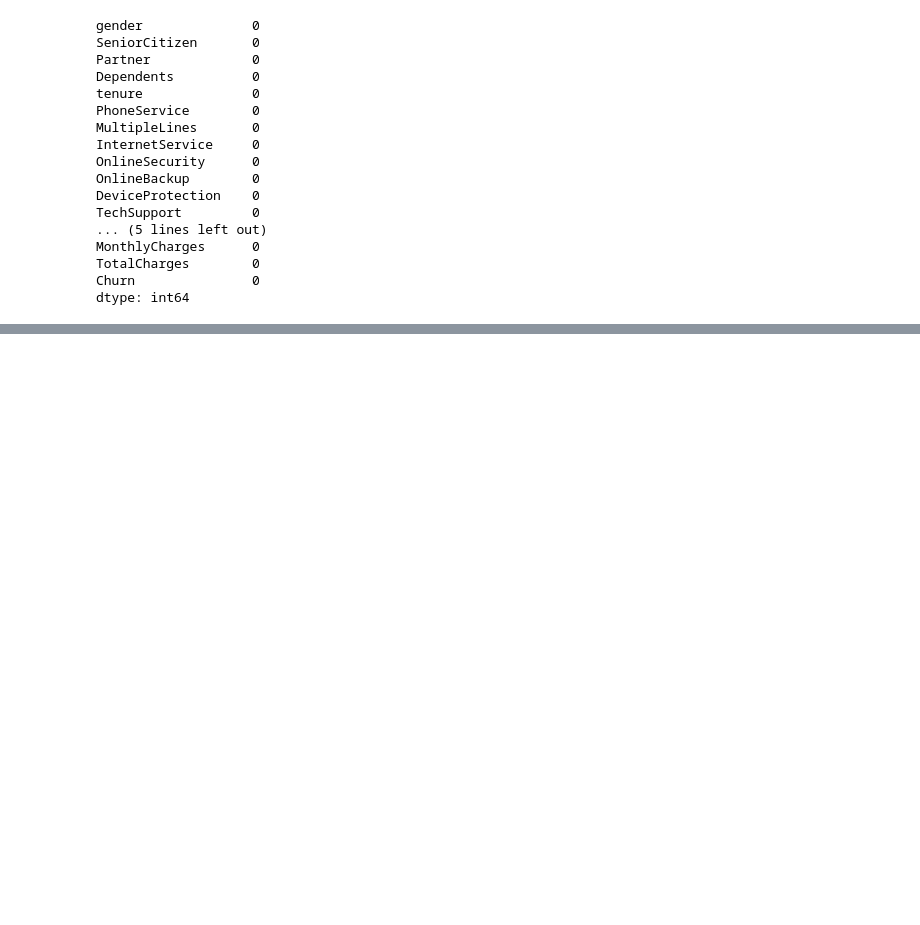
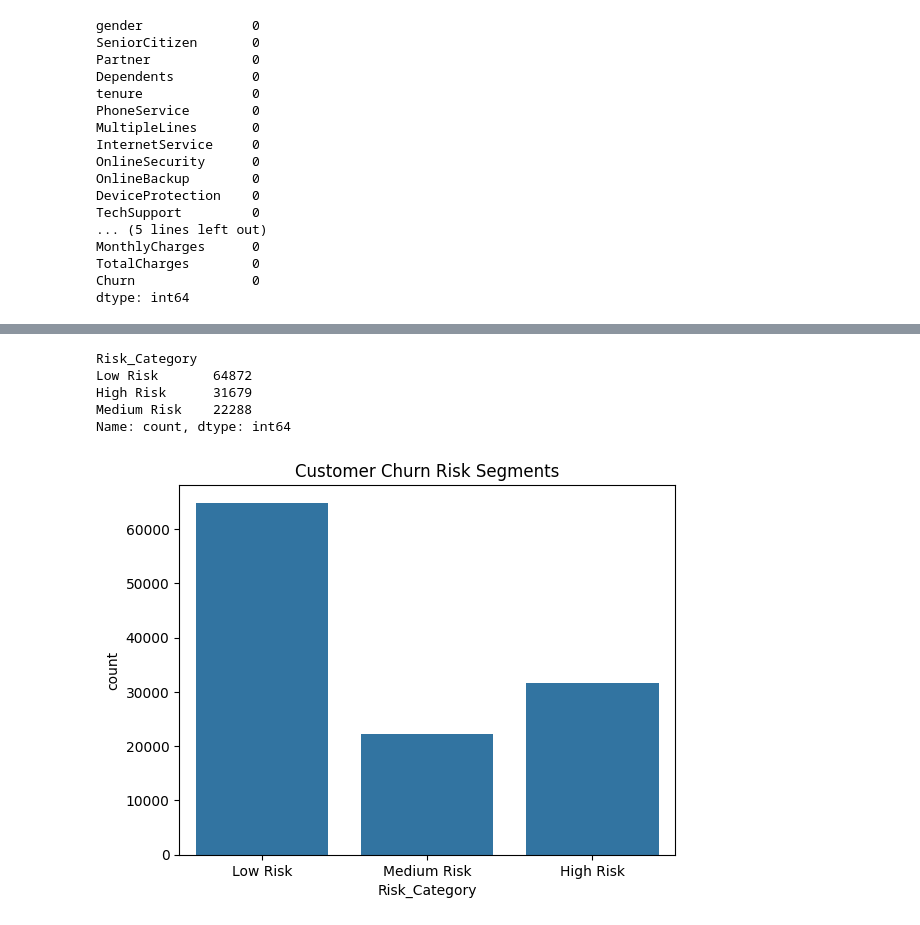
Before and after one commit to shiv2-dot/30-days-ML, a Jupyter notebook: notebooks/predict customerchurn.ipynb, the cells around one changed output, grey strips where cells are left out. Saved outputs shown, nothing was run; the diff lists cells and outputs as text; code cells hidden in the pictures; blank space fills up the shorter version.

```diff
--- a/notebooks/predict customerchurn.ipynb
+++ b/notebooks/predict customerchurn.ipynb
@@ -435,0 +638,14 @@ train.describe()
+# %%
+churn_prob = logistic_model.predict_proba(X_test)[:,1]
+# %%
+risk_score = churn_prob * 100
+# %%
+import pandas as pd
+
+risk_df = pd.DataFrame({
+    "Churn_Probability": churn_prob,
+    "Risk_Score": risk_score,
+    "Actual_Churn": y_test
+})
+
+risk_df.head()
@@ -435,0 +659,31 @@ train.describe()
+# %%
+def risk_category(score):
+
+    if score < 30:
+        return "Low Risk"
+
+    elif score < 70:
+        return "Medium Risk"
+
+    else:
+        return "High Risk"
+
+risk_df["Risk_Category"] = risk_df["Risk_Score"].apply(risk_category)
+# %%
+risk_df["Risk_Category"].value_counts()
+# %% [output]
+Risk_Category
+Low Risk       64872
+High Risk      31679
+Medium Risk    22288
+Name: count, dtype: int64
+# %%
+import seaborn as sns
+import matplotlib.pyplot as plt
+
+sns.countplot(x="Risk_Category", data=risk_df)
+
+plt.title("Customer Churn Risk Segments")
+plt.show()
+# %% [output]
+[figure, added]
```
Also changed, not shown: parts of 23 cells of this notebook.
